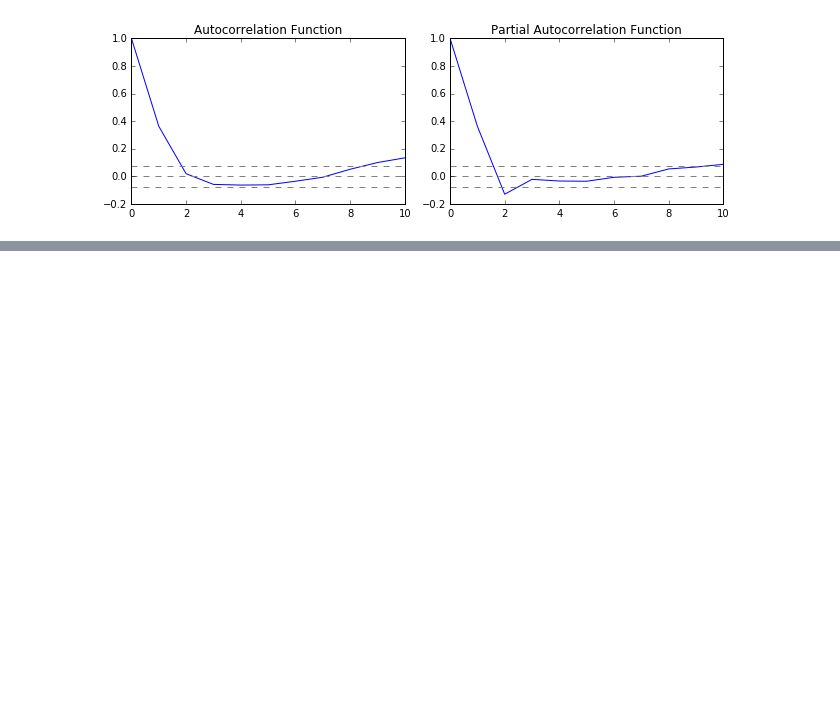
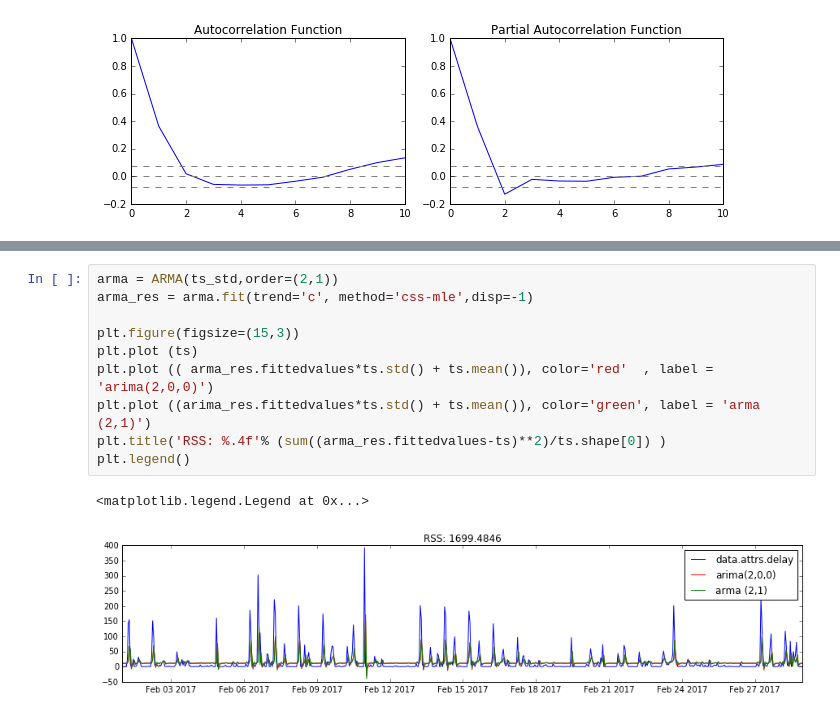
Before and after one commit to yhaddad/KaggleDojo, a Jupyter notebook: time_serie_regression.ipynb, the cells around one changed output, grey strips where cells are left out. Cells and saved outputs as stored; diff of their text form; blank space fills up the shorter version.

```diff
--- a/time_serie_regression.ipynb
+++ b/time_serie_regression.ipynb
@@ -606,0 +598,13 @@ plt.title('RSS: %.4f'% (sum((results_AR.fittedvalues-ts)**2)/ts.shape[0]) )
+# %%
+arma = ARMA(ts_std,order=(2,1))
+arma_res = arma.fit(trend='c', method='css-mle',disp=-1)
+
+plt.figure(figsize=(15,3))
+plt.plot (ts)
+plt.plot (( arma_res.fittedvalues*ts.std() + ts.mean()), color='red'  , label = 'arima(2,0,0)')
+plt.plot ((arima_res.fittedvalues*ts.std() + ts.mean()), color='green', label = 'arma (2,1)')
+plt.title('RSS: %.4f'% (sum((arma_res.fittedvalues-ts)**2)/ts.shape[0]) )
+plt.legend()
+# %% [output]
+<matplotlib.legend.Legend at 0x...>
+[figure, added]
```
Also changed, not shown: parts of 30 cells of this notebook, 1 other file.
